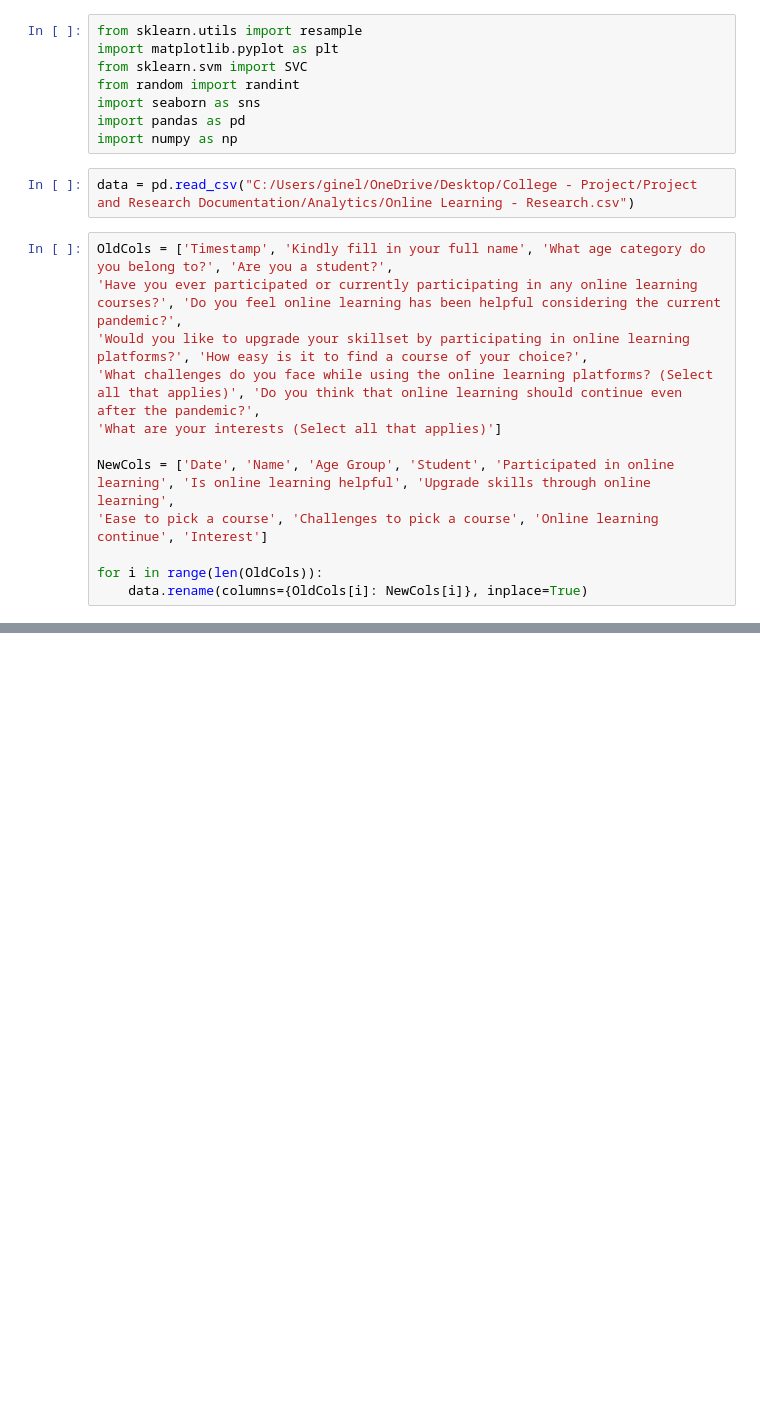
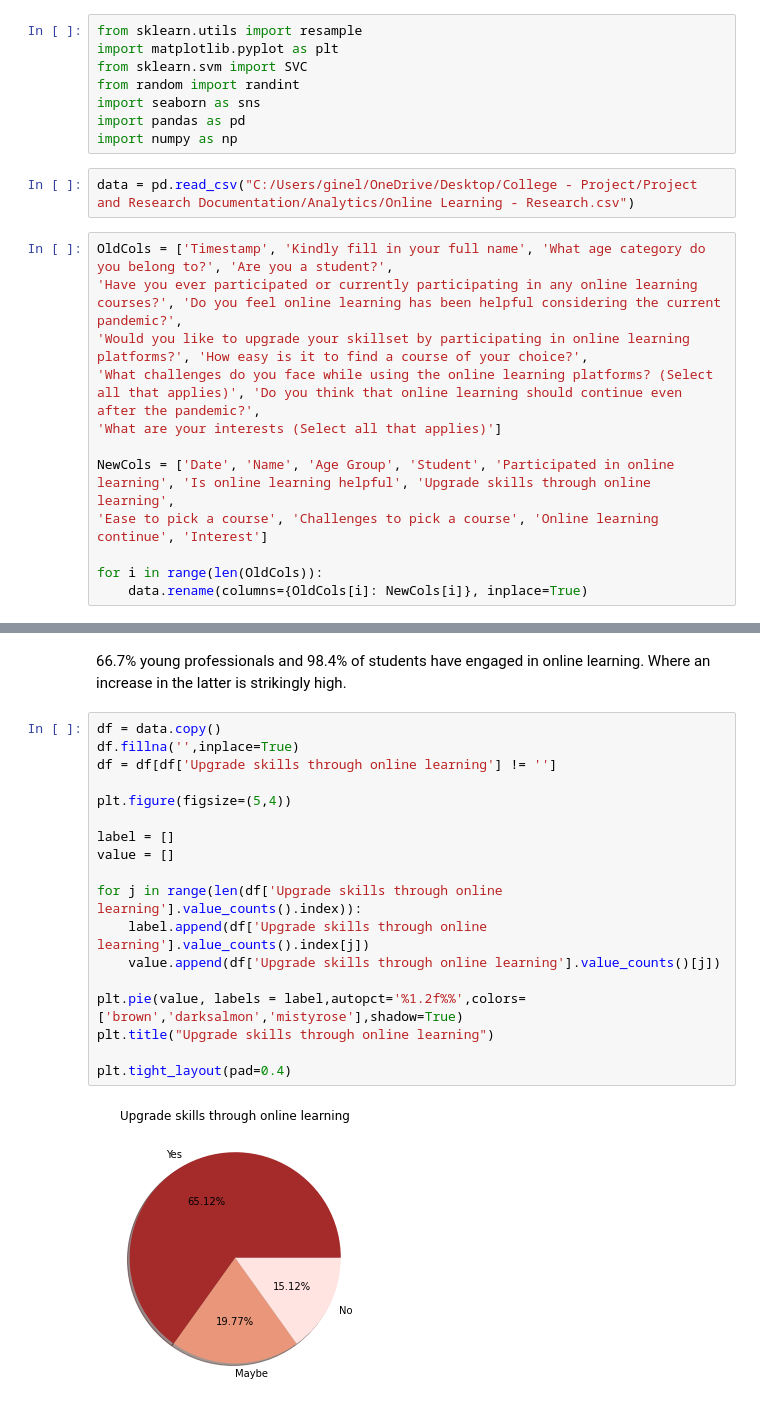
Before and after one commit to ginelledsouza/Student_Course_Segmentation, a Jupyter notebook: Student Segmentation.ipynb, the cells around one changed output, grey strips where cells are left out. Cells and saved outputs as stored; diff of their text form; blank space fills up the shorter version.

```diff
--- a/Student Segmentation.ipynb
+++ b/Student Segmentation.ipynb
@@ -31,0 +60,22 @@ data.head()
+# %% [markdown]
+66.7% young professionals and 98.4% of students have engaged in online learning. Where an increase in the latter is strikingly high.
+# %%
+df = data.copy()
+df.fillna('',inplace=True)
+df = df[df['Upgrade skills through online learning'] != '']
+
+plt.figure(figsize=(5,4))
+
+label = []
+value = []
+
+for j in range(len(df['Upgrade skills through online learning'].value_counts().index)):
+    label.append(df['Upgrade skills through online learning'].value_counts().index[j])
+    value.append(df['Upgrade skills through online learning'].value_counts()[j])
+
+plt.pie(value, labels = label,autopct='%1.2f%%',colors=['brown','darksalmon','mistyrose'],shadow=True)
+plt.title("Upgrade skills through online learning")
+
+plt.tight_layout(pad=0.4)
+# %% [output]
+[figure, added]
```
Also changed, not shown: parts of 6 cells of this notebook.
